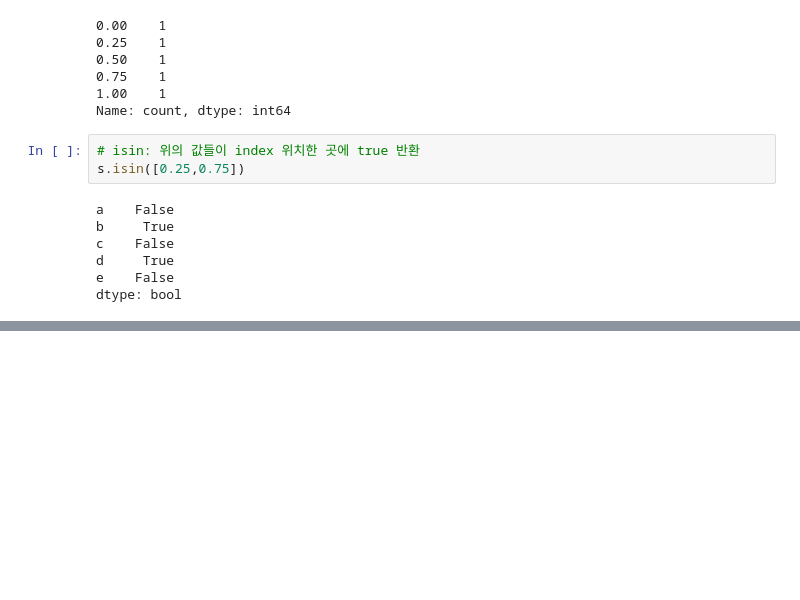
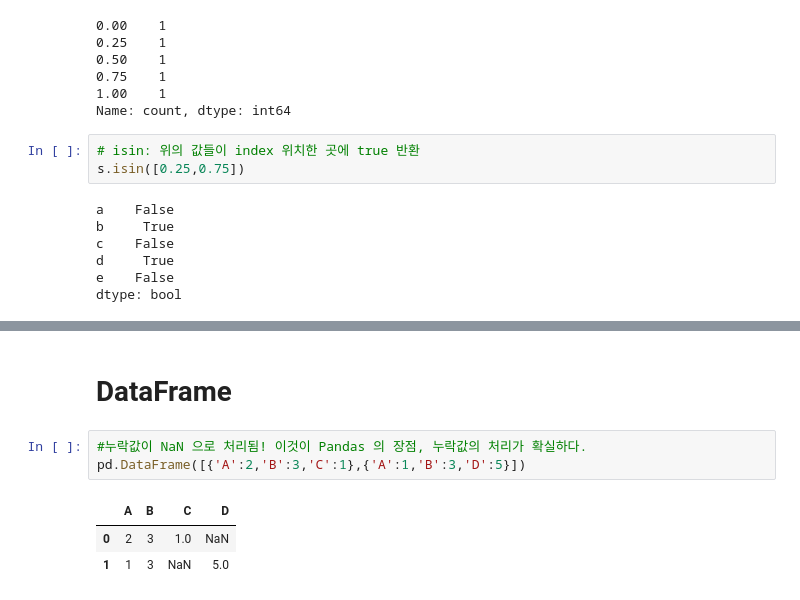
Before and after one commit to yumi-jun/LearnPandas, a Jupyter notebook: 판다스.ipynb, the cells around one changed output, grey strips where cells are left out. Drawn from its saved outputs; the diff is of its cells as text; blank space fills up the shorter version.

```diff
--- a/판다스.ipynb
+++ b/판다스.ipynb
@@ -42,0 +49,9 @@ pop_tuple={}
+# %% [markdown]
+# DataFrame
+# %%
+#누락값이 NaN 으로 처리됨! 이것이 Pandas 의 장점, 누락값의 처리가 확실하다.
+pd.DataFrame([{'A':2,'B':3,'C':1},{'A':1,'B':3,'D':5}])
+# %% [output]
+|  | A | B | C | D |
+| 0 | 2 | 3 | 1.0 | NaN |
+| 1 | 1 | 3 | NaN | 5.0 |
```
Also changed, not shown: parts of 16 cells of this notebook.
